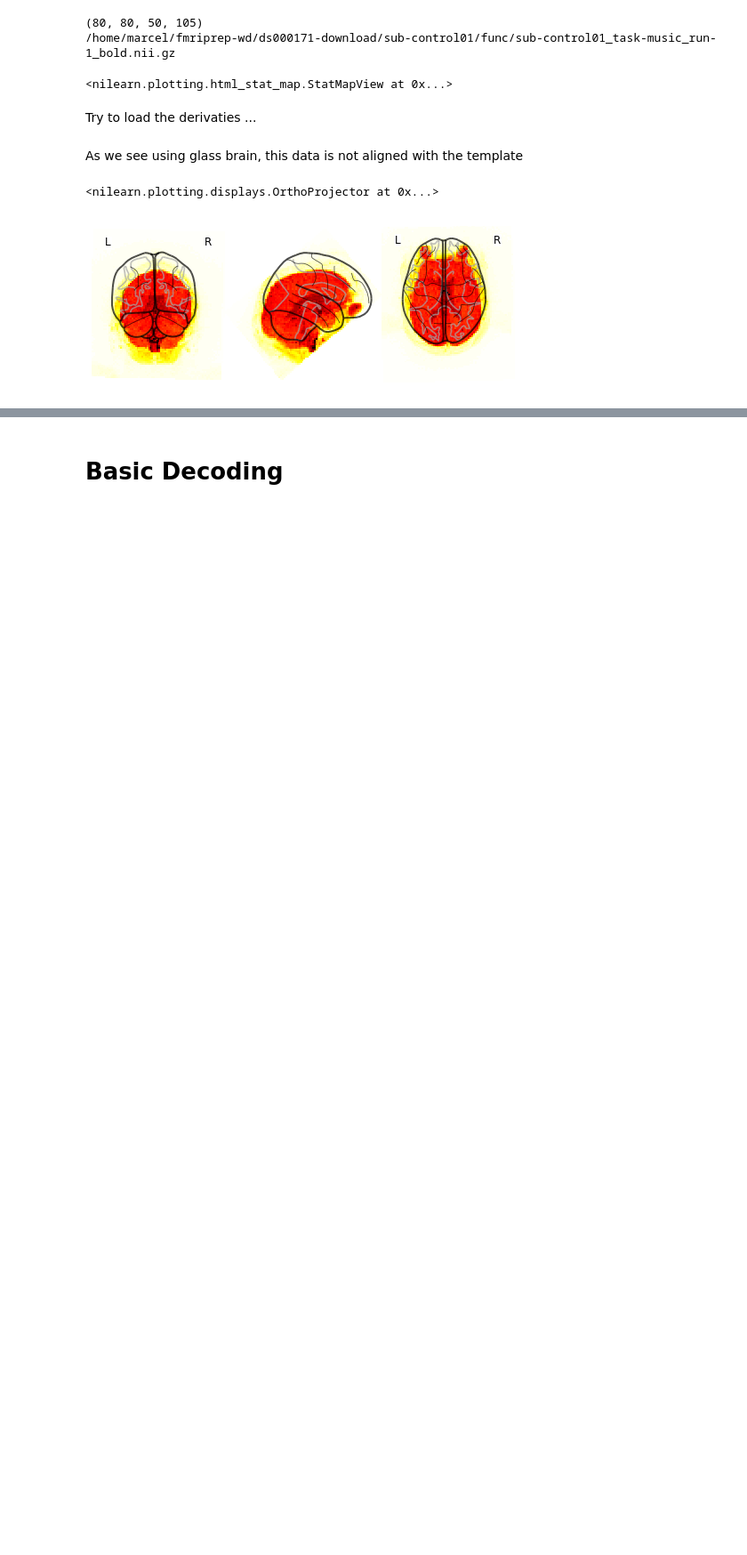
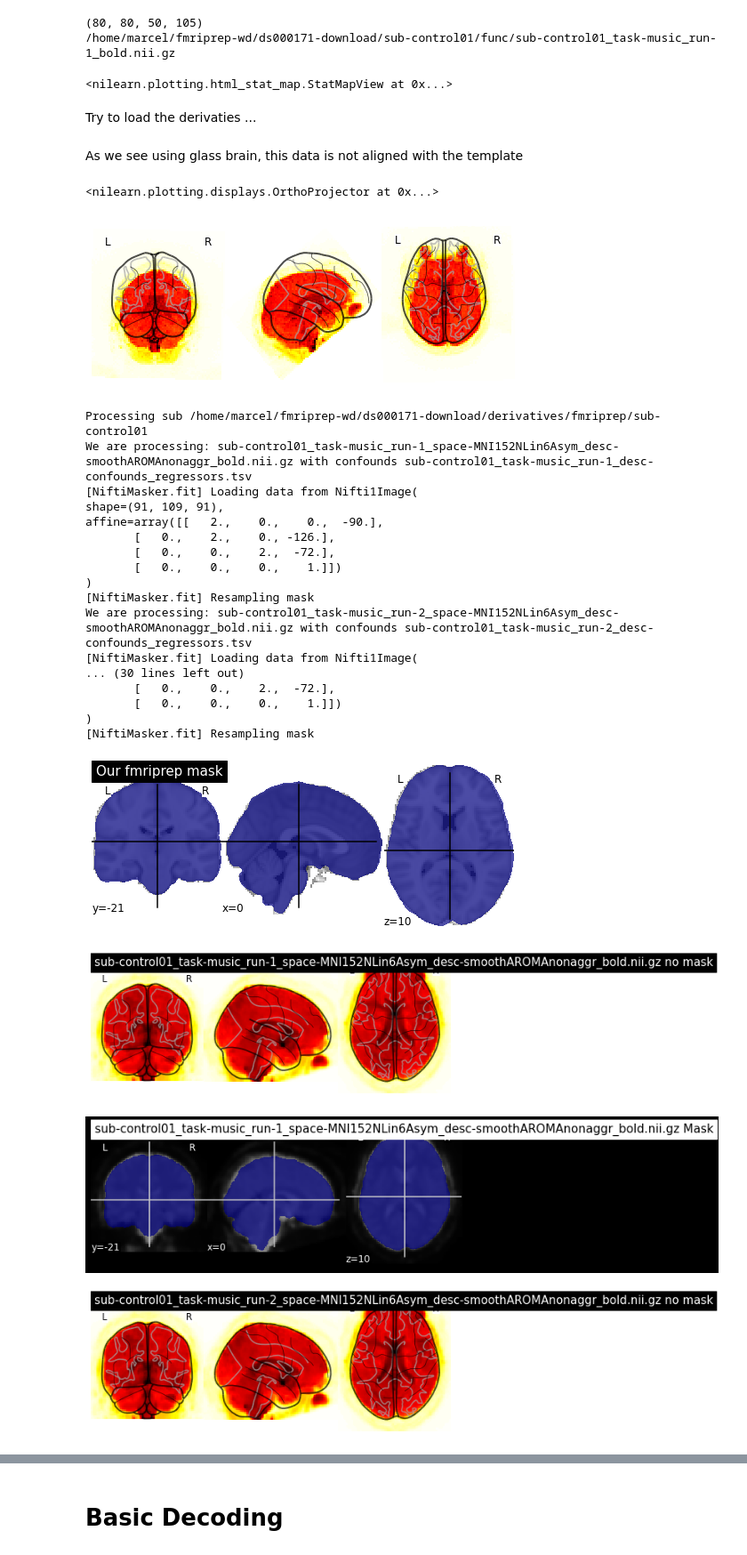
Before and after one commit to brainhack-school2020/BHS-AuditoryMultimodal, a Jupyter notebook: BHS_AuditoryMultimodal-ds000171.ipynb, the cells around one changed output, grey strips where cells are left out. Shown at 89% size. Saved outputs shown, nothing was run; the diff lists cells and outputs as text; code cells hidden in the pictures; blank space fills up the shorter version.

```diff
--- a/BHS_AuditoryMultimodal-ds000171.ipynb
+++ b/BHS_AuditoryMultimodal-ds000171.ipynb
@@ -203,62 +177,73 @@ for s in subjects_control:
         mask_file = next(Path(s).rglob('*_space-MNI152NLin6Asym_desc-brain_mask.nii.gz'))
     except StopIteration:
         mask_file = ''
         print('mask file not found!')
         break
 
 #     print(mask_file)
 
     plotting.plot_roi(str(mask_file), title='Our fmriprep mask')
 
     images = sorted(Path(s).rglob('*'+mus_run +'_*_space-MNI152NLin6Asym_desc-smoothAROMAnonaggr_bold.nii.gz'))
     confound_file = sorted(Path(s).rglob('*'+mus_run +'_*_desc-confounds_regressors.tsv'))
 
     for img, c_file in zip(images, confound_file):
         print(f'We are processing: {img.name} with confounds {c_file.name}')
 
         # print first volume
         # plotting.plot_glass_brain(image.index_img(str(img), 0), threshold=5)
 
-        # load confounds
-        confounds = pd.read_csv(c_file, delimiter = '\t')
-        final_confounds = confounds[list_confounds]
-        # Convert into a numpy as required by Nilearn
-        confounds_np = final_confounds.to_numpy()
+        img_mean = mean_img(str(img))
+
+        plotting.plot_glass_brain(img_mean, threshold=None, title=img.name+' no mask')
 
         masker = NiftiMasker(mask_img=str(mask_file), standardize=True, verbose=5)
-        time_series = masker.fit_transform(str(img), confounds=confounds_np)
-        plotting.plot_glass_brain(time_series[0], threshold=5)
+        # img_mean_mask = masker.fit(img_mean)
+        masker.fit(img_mean)
 
+        plotting.plot_roi(masker.mask_img_, img_mean, title=img.name+' Mask')
 
-#         img_mean = mean_img(time_series)
-
-#         plotting.plot_glass_brain(img_mean, threshold=None, title=img.name)
-
-#         nifti_masker = NiftiMasker(str(mask_file))
-#         nifti_masker = NiftiMasker(str(mask_file), standardize=True, mask_strategy='epi',
-#                            memory="nilearn_cache", memory_level=2,
-#                            smoothing_fwhm=8)
-#         nifti_masker.fit(str(img))
-#         mask_img = nifti_masker.mask_img_
-
-#         plotting.plot_roi(mask_img, img_mean, display_mode='y', cut_coords=4, title="Mask")
-
-        # print masked first volume
-        # does not work for now (mask and func data diffenret size)
-        # masked_data = _apply_mask(str(img), str(mask_file))
-
-#         brain_mask()
+#         report = masker.generate_report()
+#         report
 
     images = Path(s).rglob('*'+nonmus_run +'_*_space-MNI152NLin6Asym_desc-smoothAROMAnonaggr_bold.nii.gz')
     for img in images:
-        print(img.name)
+        print(f'We are processing: {img.name} with confounds {c_file.name}')
+
         # print first volume
         # plotting.plot_glass_brain(image.index_img(str(img), 0), threshold=5)
-        # ploting mean
+
         img_mean = mean_img(str(img))
-        print(img_mean.shape)
-        plotting.plot_glass_brain(img_mean, threshold=None,title=img.name)
 
-        # print masked first volume
-        # does not work for now (mask and func data diffenret size)
-        # masked_data = _apply_mask(str(img), str(mask_file))
+        plotting.plot_glass_brain(img_mean, threshold=None, title=img.name+' no mask')
+
+        masker = NiftiMasker(mask_img=str(mask_file), standardize=True, verbose=5)
+        # img_mean_mask = masker.fit(img_mean)
+        masker.fit(img_mean)
+
+        plotting.plot_roi(masker.mask_img_, img_mean, title=img.name+' Mask')
+
+#         report = masker.generate_report()
+#         report
+# %% [output]
+Processing sub /home/marcel/fmriprep-wd/ds000171-download/derivatives/fmriprep/sub-control01
+We are processing: sub-control01_task-music_run-1_space-MNI152NLin6Asym_desc-smoothAROMAnonaggr_bold.nii.gz with confounds sub-control01_task-music_run-1_desc-confounds_regressors.tsv
+[NiftiMasker.fit] Loading data from Nifti1Image(
+shape=(91, 109, 91),
+affine=array([[   2.,    0.,    0.,  -90.],
+       [   0.,    2.,    0., -126.],
+       [   0.,    0.,    2.,  -72.],
+       [   0.,    0.,    0.,    1.]])
+)
+[NiftiMasker.fit] Resampling mask
+We are processing: sub-control01_task-music_run-2_space-MNI152NLin6Asym_desc-smoothAROMAnonaggr_bold.nii.gz with confounds sub-control01_task-music_run-2_desc-confounds_regressors.tsv
+[NiftiMasker.fit] Loading data from Nifti1Image(
+... (30 lines left out)
+       [   0.,    0.,    2.,  -72.],
+       [   0.,    0.,    0.,    1.]])
+)
+[NiftiMasker.fit] Resampling mask
+[figure, added]
+[figure, added]
+[figure, added]
+[figure, added]
```
Also changed, not shown: parts of 5 cells of this notebook.
